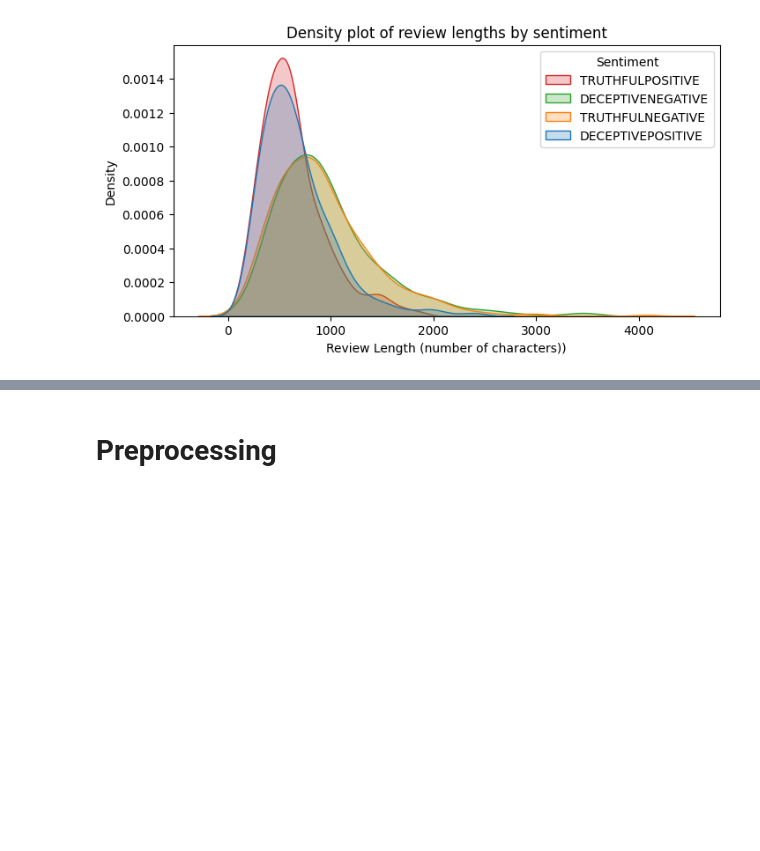
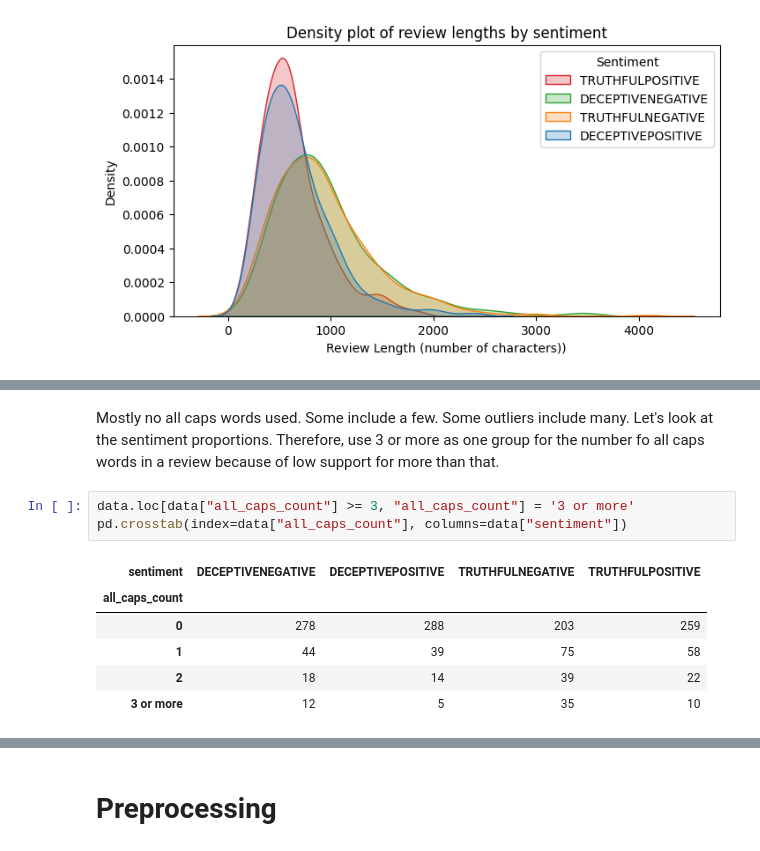
Before and after one commit to JJestel/NL, a Jupyter notebook: MP2/project.ipynb, the cells around one changed output, grey strips where cells are left out. Saved outputs shown, nothing was run; the diff lists cells and outputs as text; blank space fills up the shorter version.

```diff
--- a/MP2/project.ipynb
+++ b/MP2/project.ipynb
@@ -316,0 +319,12 @@ all_caps_count = data['review'].apply(count_all_caps)
+# %% [markdown]
+Mostly no all caps words used. Some include a few. Some outliers include many. Let's look at the sentiment proportions. Therefore, use 3 or more as one group for the number fo all caps words in a review because of low support for more than that.
+# %%
+data.loc[data["all_caps_count"] >= 3, "all_caps_count"] = '3 or more'
+pd.crosstab(index=data["all_caps_count"], columns=data["sentiment"])
+# %% [output]
+| sentiment | DECEPTIVENEGATIVE | DECEPTIVEPOSITIVE | TRUTHFULNEGATIVE | TRUTHFULPOSITIVE |
+| all_caps_count |  |  |  |  |
+| 0 | 278 | 288 | 203 | 259 |
+| 1 | 44 | 39 | 75 | 58 |
+| 2 | 18 | 14 | 39 | 22 |
+| 3 or more | 12 | 5 | 35 | 10 |
```
Also changed, not shown: parts of 6 cells of this notebook.
